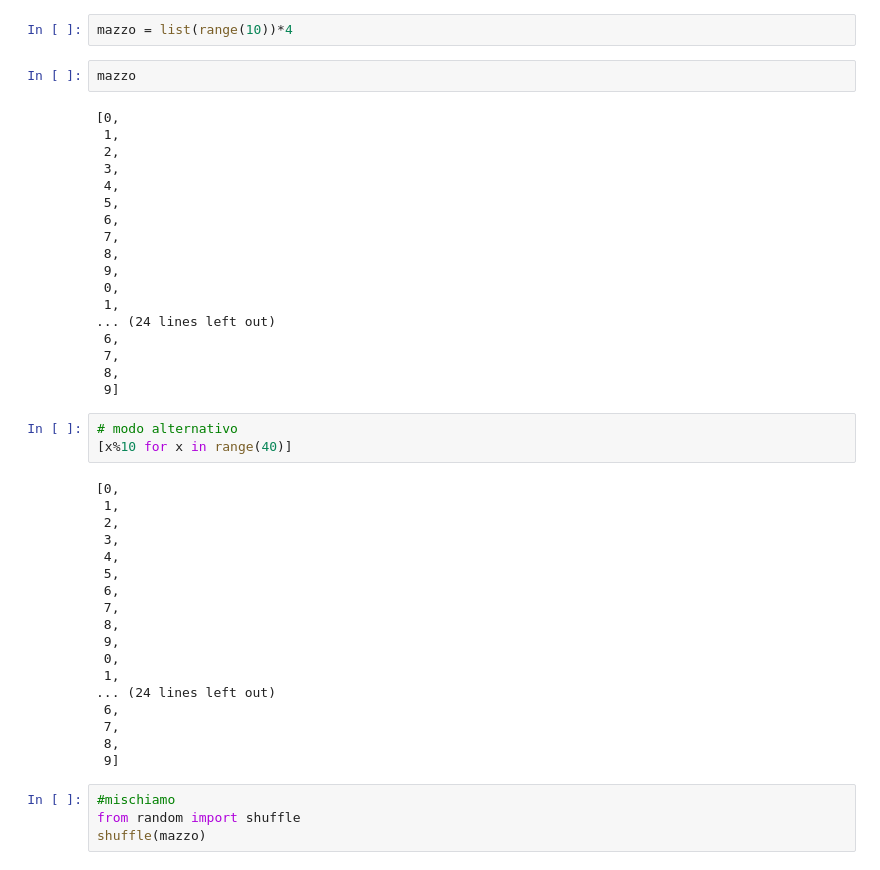
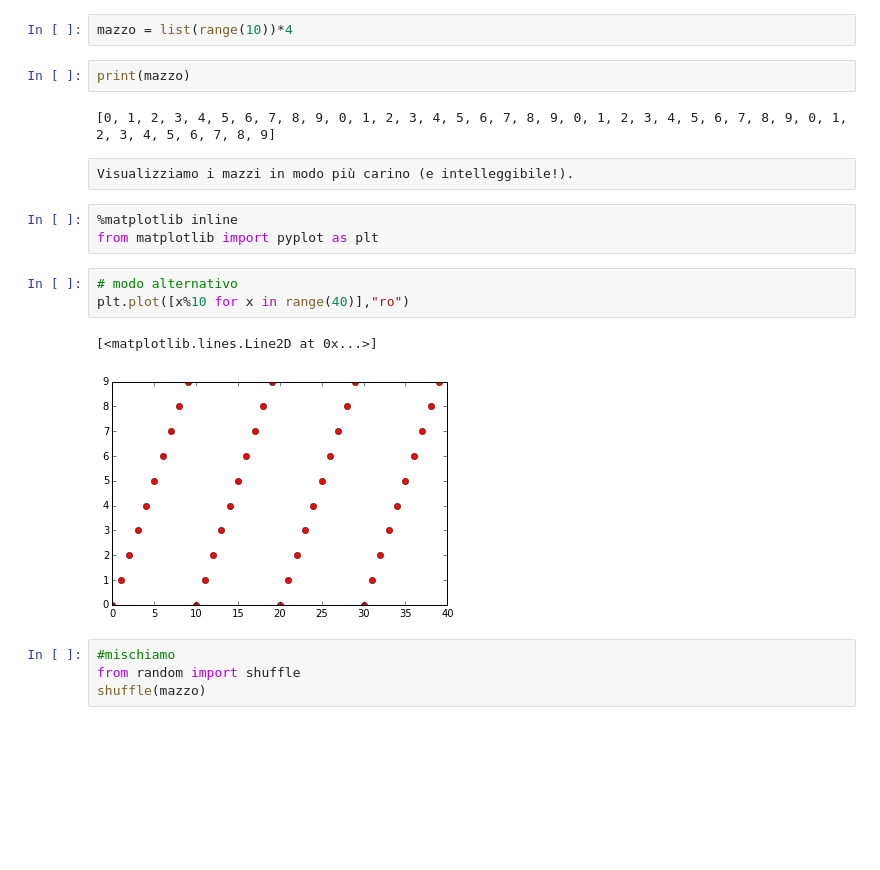
Before and after one commit to Paletio/python_per_creatori_di_mondi, a Jupyter notebook: Monaco Pazzo.ipynb, the cells around one changed output. Cells and saved outputs as stored; diff of their text form; blank space fills up the shorter version.

```diff
--- a/Monaco Pazzo.ipynb
+++ b/Monaco Pazzo.ipynb
@@ -2,47 +2,21 @@
 # Il solitario del monaco pazzo
 # %%
 mazzo = list(range(10))*4
-# %%
-mazzo
-# %% [output]
-[0,
- 1,
- 2,
- 3,
- 4,
- 5,
- 6,
- 7,
- 8,
- 9,
- 0,
- 1,
-... (24 lines left out)
- 6,
- 7,
- 8,
- 9]
+# %%
+print(mazzo)
+# %% [output]
+[0, 1, 2, 3, 4, 5, 6, 7, 8, 9, 0, 1, 2, 3, 4, 5, 6, 7, 8, 9, 0, 1, 2, 3, 4, 5, 6, 7, 8, 9, 0, 1, 2, 3, 4, 5, 6, 7, 8, 9]
+# %% [raw]
+Visualizziamo i mazzi in modo più carino (e intelleggibile!).
+# %%
+%matplotlib inline
+from matplotlib import pyplot as plt
 # %%
 # modo alternativo
-[x%10 for x in range(40)]
+plt.plot([x%10 for x in range(40)],"ro")
 # %% [output]
-[0,
- 1,
- 2,
- 3,
- 4,
- 5,
- 6,
- 7,
- 8,
- 9,
- 0,
- 1,
-... (24 lines left out)
- 6,
- 7,
- 8,
- 9]
+[<matplotlib.lines.Line2D at 0x...>]
+[figure, added]
 # %%
 #mischiamo
 from random import shuffle
```
Also changed, not shown: parts of 30 cells of this notebook.
